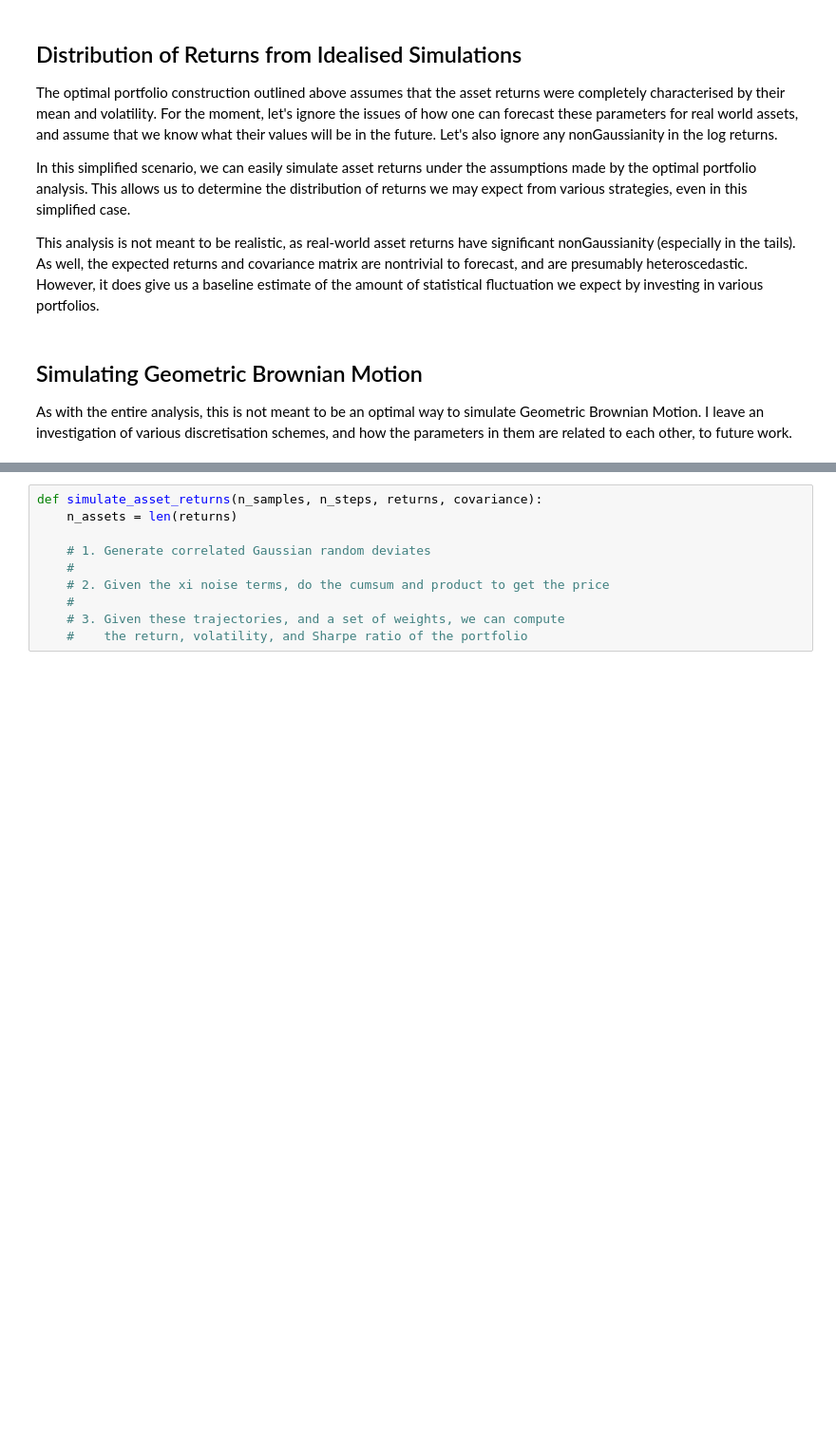
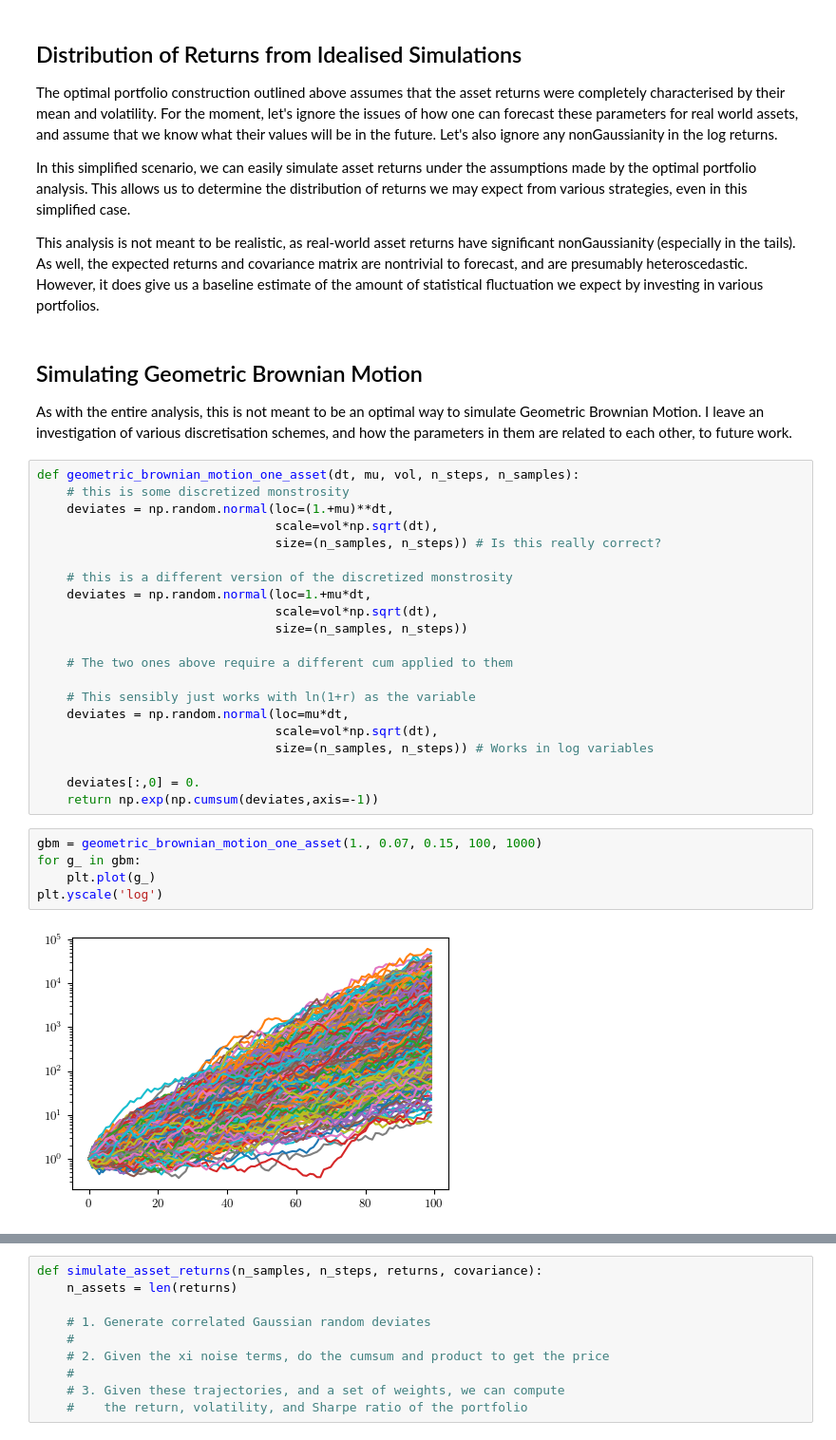
Before and after one commit to jonathanbraden/Finance, a Jupyter notebook: Markowitz Portfolio.ipynb, the cells around one changed output, grey strips where cells are left out. Shown at 95% size. Drawn from its saved outputs; the diff is of its cells as text; blank space fills up the shorter version.

```diff
--- a/Markowitz Portfolio.ipynb
+++ b/Markowitz Portfolio.ipynb
@@ -300,3 +301,31 @@ This analysis is not meant to be realistic, as real-world asset returns have sig
 # %% [markdown]
 ## Simulating Geometric Brownian Motion
 As with the entire analysis, this is not meant to be an optimal way to simulate Geometric Brownian Motion.  I leave an investigation of various discretisation schemes, and how the parameters in them are related to each other, to future work.
+# %%
+def geometric_brownian_motion_one_asset(dt, mu, vol, n_steps, n_samples):
+    # this is some discretized monstrosity
+    deviates = np.random.normal(loc=(1.+mu)**dt,
+                                scale=vol*np.sqrt(dt),
+                                size=(n_samples, n_steps)) # Is this really correct?
+
+    # this is a different version of the discretized monstrosity
+    deviates = np.random.normal(loc=1.+mu*dt,
+                                scale=vol*np.sqrt(dt),
+                                size=(n_samples, n_steps))
+
+    # The two ones above require a different cum applied to them
+
+    # This sensibly just works with ln(1+r) as the variable
+    deviates = np.random.normal(loc=mu*dt,
+                                scale=vol*np.sqrt(dt),
+                                size=(n_samples, n_steps)) # Works in log variables
+
+    deviates[:,0] = 0.
+    return np.exp(np.cumsum(deviates,axis=-1))
+# %%
+gbm = geometric_brownian_motion_one_asset(1., 0.07, 0.15, 100, 1000)
+for g_ in gbm:
+    plt.plot(g_)
+plt.yscale('log')
+# %% [output]
+[figure, added]
```
Also changed, not shown: parts of 4 cells of this notebook.
